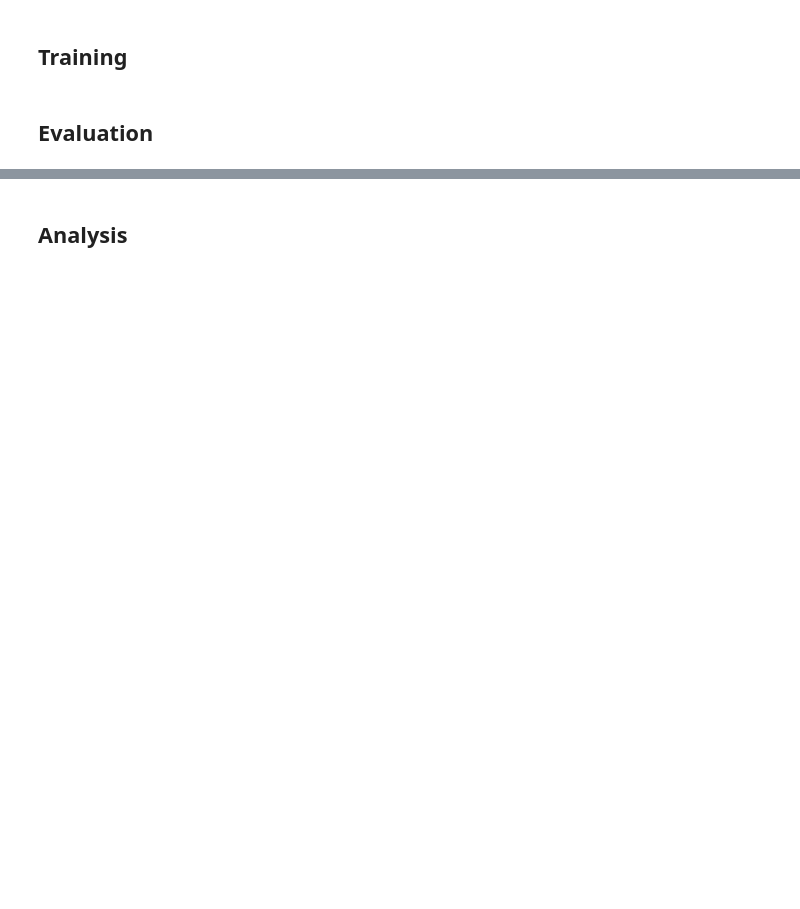
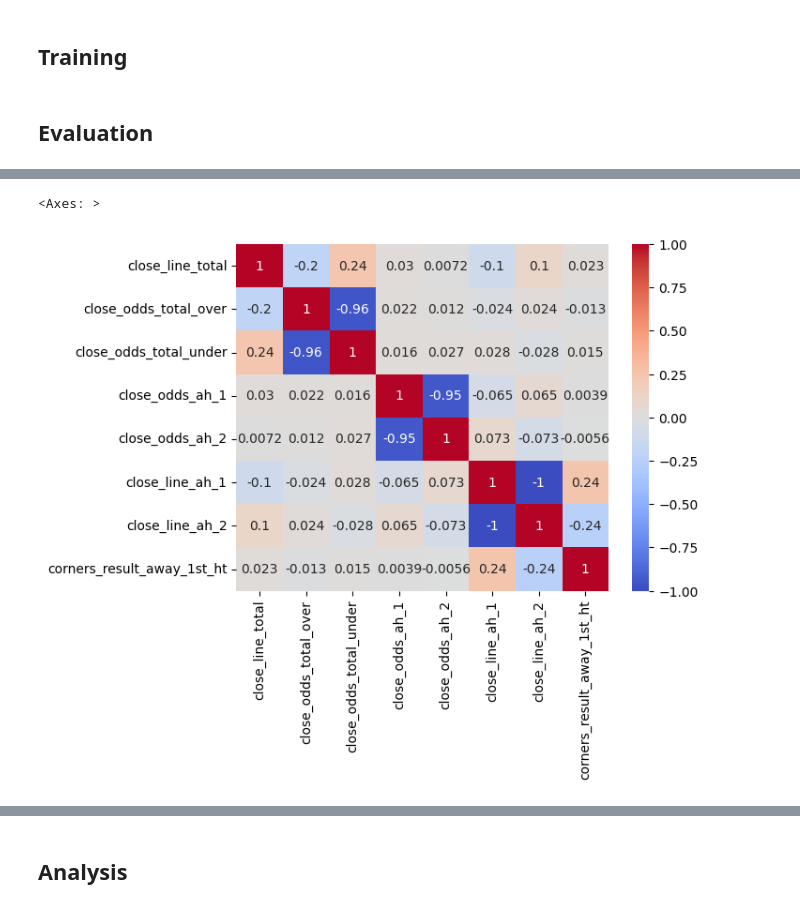
Before and after one commit to IsaacHog/ec-data-science-24, a Jupyter notebook: projekt_i_data_science/predict_team_corners_1st_half.IPYNB, the cells around one changed output, grey strips where cells are left out. Cells and saved outputs as stored; diff of their text form; code cells hidden in the pictures; blank space fills up the shorter version.

```diff
--- a/projekt_i_data_science/predict_team_corners_1st_half.IPYNB
+++ b/projekt_i_data_science/predict_team_corners_1st_half.IPYNB
@@ -104,0 +112,7 @@ GradientBoostingRegressor(random_state=42) - MAE: 1.22, RMSE: 1.55
+# %%
+sns.heatmap(df[features + [target_away]].corr(), annot=True, cmap='coolwarm')
+# Note how there is no linear correlation for close_line_total on the away team.
+# Intuitively this seems bad
+# %% [output]
+<Axes: >
+[figure, added]
```
Also changed, not shown: parts of 17 cells of this notebook.
